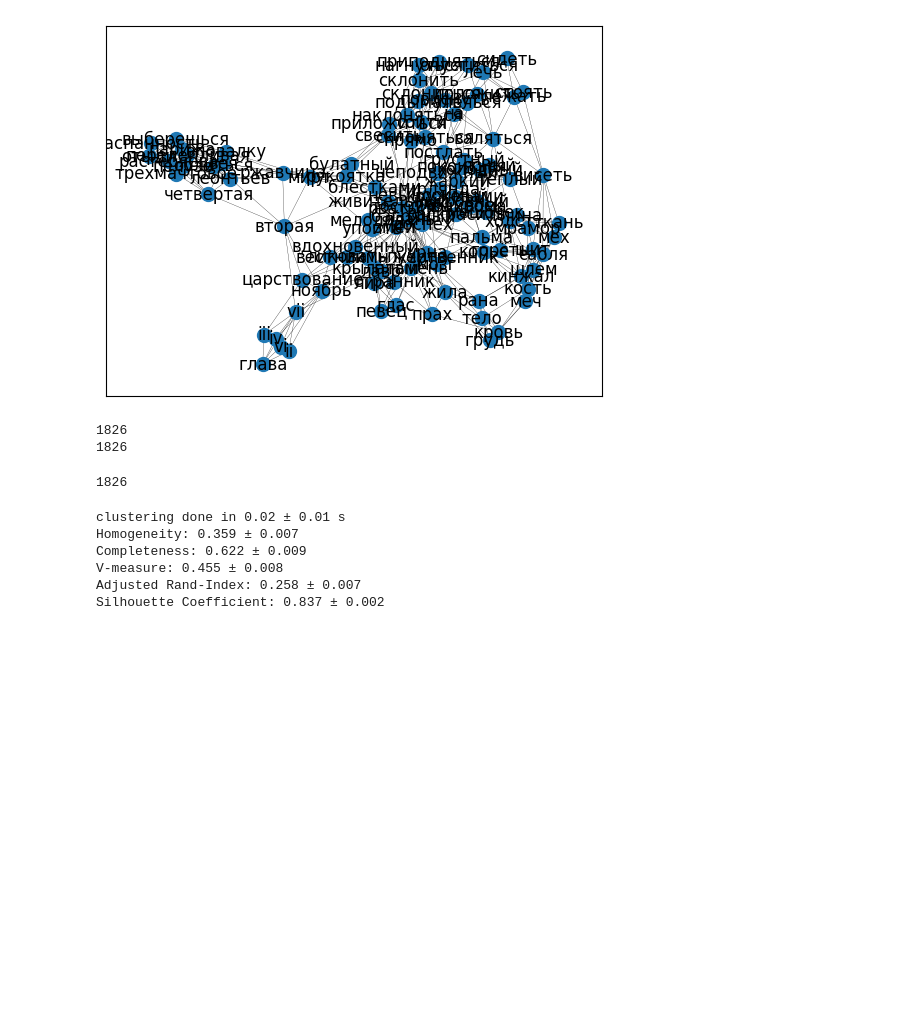
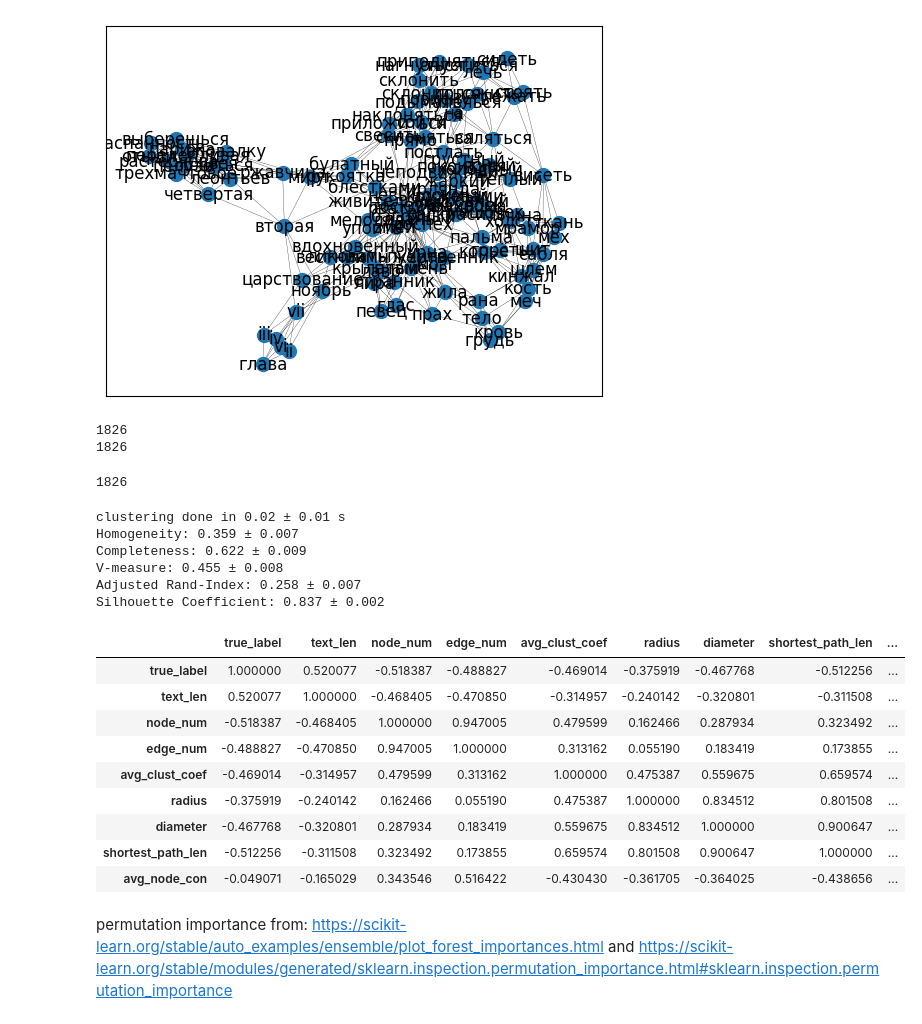
Before and after one commit to imusaeva99/literary_genre_identifier, a Jupyter notebook: notebooks/word2vec.ipynb, the cells around one changed output. Drawn from its saved outputs; the diff is of its cells as text; code cells hidden in the pictures; blank space fills up the shorter version.

```diff
--- a/notebooks/word2vec.ipynb
+++ b/notebooks/word2vec.ipynb
@@ -206,3 +206,38 @@ Completeness: 0.622 ± 0.009
 V-measure: 0.455 ± 0.008
 Adjusted Rand-Index: 0.258 ± 0.007
 Silhouette Coefficient: 0.837 ± 0.002
+# %%
+import pandas as pd
+
+labels_to_int = {'songs': 0,
+                 'ballads': 1,
+                 'elegies': 2,
+                 'novels': 3}
+int_true_labels = []
+for label in true_labels:
+    int_true_labels.append(labels_to_int[label])
+
+data = {'true_label': int_true_labels,
+        'text_len': sent_len,
+        'node_num': np.array(sent_features)[:,1],
+        'edge_num': np.array(sent_features)[:,2],
+        'avg_clust_coef': np.array(sent_features)[:,3],
+        'radius': np.array(sent_features)[:,4],
+        'diameter': np.array(sent_features)[:,5],
+        'shortest_path_len': np.array(sent_features)[:,6],
+        'avg_node_con': np.array(sent_features)[:,7]}
+df = pd.DataFrame(data)
+df.corr(method='pearson')
+# %% [output]
+|  | true_label | text_len | node_num | edge_num | avg_clust_coef | radius | diameter | shortest_path_len | ... |
+| true_label | 1.000000 | 0.520077 | -0.518387 | -0.488827 | -0.469014 | -0.375919 | -0.467768 | -0.512256 | ... |
+| text_len | 0.520077 | 1.000000 | -0.468405 | -0.470850 | -0.314957 | -0.240142 | -0.320801 | -0.311508 | ... |
+| node_num | -0.518387 | -0.468405 | 1.000000 | 0.947005 | 0.479599 | 0.162466 | 0.287934 | 0.323492 | ... |
+| edge_num | -0.488827 | -0.470850 | 0.947005 | 1.000000 | 0.313162 | 0.055190 | 0.183419 | 0.173855 | ... |
+| avg_clust_coef | -0.469014 | -0.314957 | 0.479599 | 0.313162 | 1.000000 | 0.475387 | 0.559675 | 0.659574 | ... |
+| radius | -0.375919 | -0.240142 | 0.162466 | 0.055190 | 0.475387 | 1.000000 | 0.834512 | 0.801508 | ... |
+| diameter | -0.467768 | -0.320801 | 0.287934 | 0.183419 | 0.559675 | 0.834512 | 1.000000 | 0.900647 | ... |
+| shortest_path_len | -0.512256 | -0.311508 | 0.323492 | 0.173855 | 0.659574 | 0.801508 | 0.900647 | 1.000000 | ... |
+| avg_node_con | -0.049071 | -0.165029 | 0.343546 | 0.516422 | -0.430430 | -0.361705 | -0.364025 | -0.438656 | ... |
+# %% [markdown]
+permutation importance from: https://scikit-learn.org/stable/auto_examples/ensemble/plot_forest_importances.html and https://scikit-learn.org/stable/modules/generated/sklearn.inspection.permutation_importance.html#sklearn.inspection.permutation_importance
```
Also changed, not shown: parts of 3 cells of this notebook.
